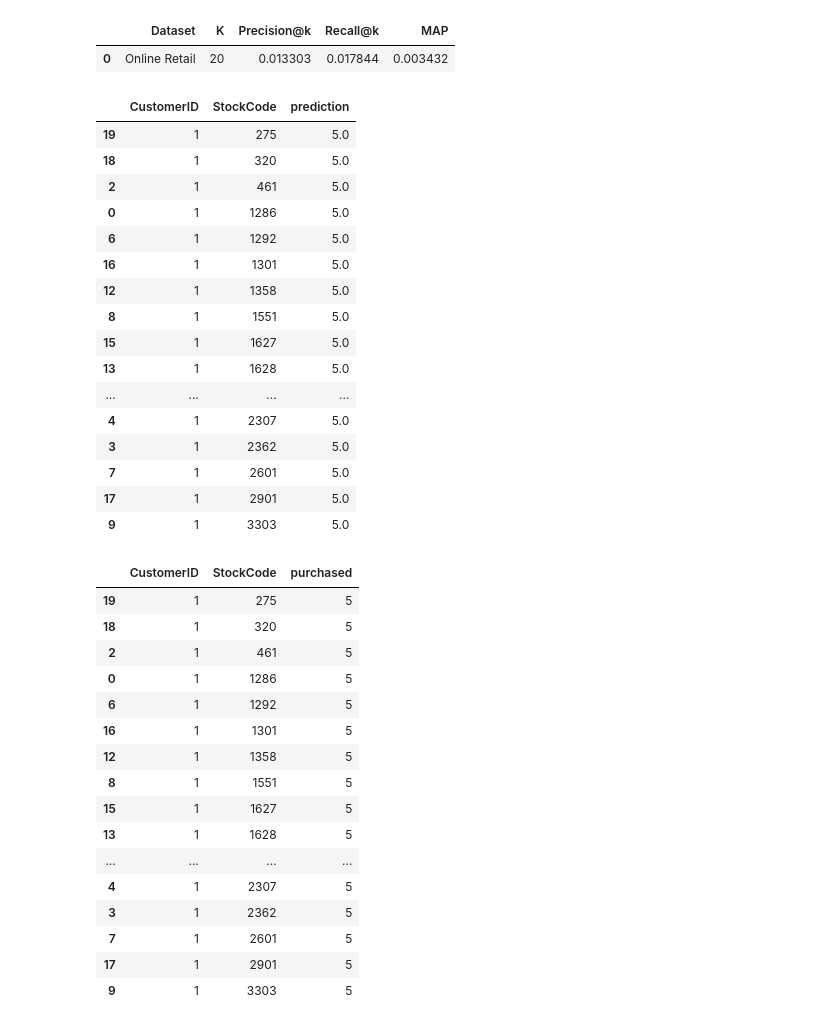
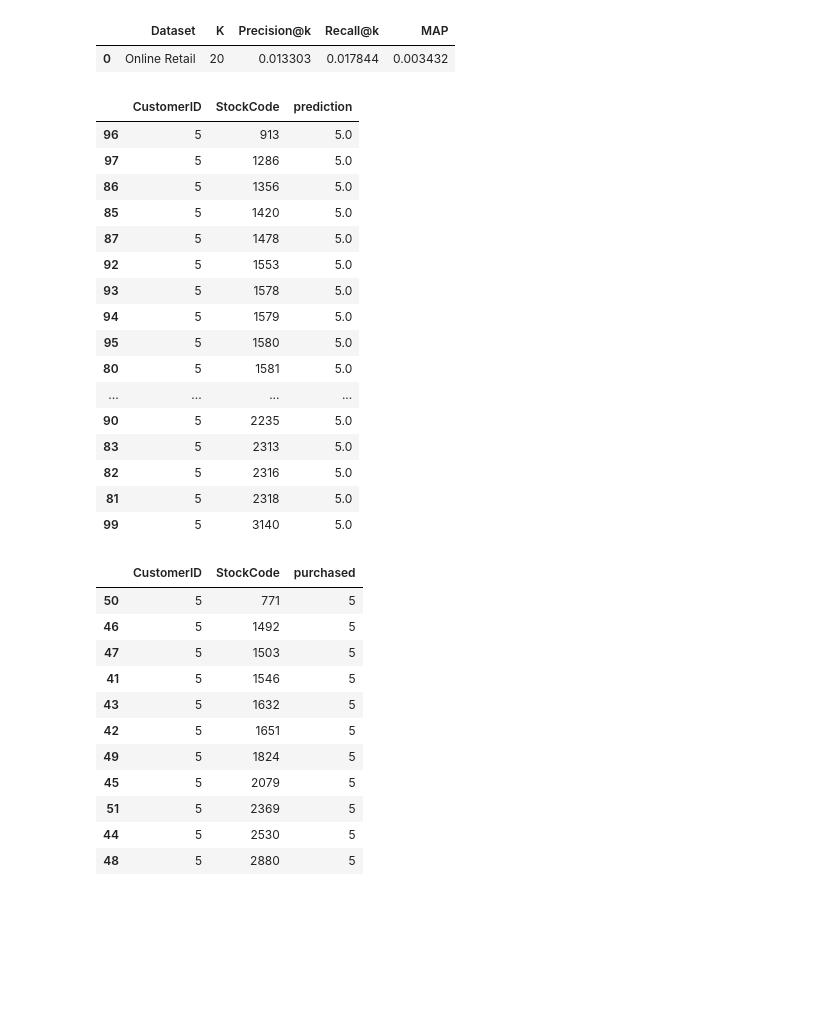
Before and after one commit to uadR1/Master-Thesis-Building-and-Evaluating-Candidate-Generation-Models-with-Neural-Networks, a Jupyter notebook: 02_Model_Tests/0201_RBM/0203_RBM_NPsplit.ipynb, the cells around one changed output. Saved outputs shown, nothing was run; the diff lists cells and outputs as text; code cells hidden in the pictures; blank space fills up the shorter version.

```diff
--- a/02_Model_Tests/0201_RBM/0203_RBM_NPsplit.ipynb
+++ b/02_Model_Tests/0201_RBM/0203_RBM_NPsplit.ipynb
@@ -383,42 +383,37 @@ eval_at_10
 |  | Dataset | K | Precision@k | Recall@k | MAP |
 | 0 | Online Retail | 20 | 0.013303 | 0.017844 | 0.003432 |
 # %%
-top_k_df[top_k_df['CustomerID']==1].sort_values('StockCode')
+top_k_df[top_k_df['CustomerID']==5].sort_values('StockCode')
 # %% [output]
 |  | CustomerID | StockCode | prediction |
-| 19 | 1 | 275 | 5.0 |
-| 18 | 1 | 320 | 5.0 |
-| 2 | 1 | 461 | 5.0 |
-| 0 | 1 | 1286 | 5.0 |
-| 6 | 1 | 1292 | 5.0 |
-| 16 | 1 | 1301 | 5.0 |
-| 12 | 1 | 1358 | 5.0 |
-| 8 | 1 | 1551 | 5.0 |
-| 15 | 1 | 1627 | 5.0 |
-| 13 | 1 | 1628 | 5.0 |
+| 96 | 5 | 913 | 5.0 |
+| 97 | 5 | 1286 | 5.0 |
+| 86 | 5 | 1356 | 5.0 |
+| 85 | 5 | 1420 | 5.0 |
+| 87 | 5 | 1478 | 5.0 |
+| 92 | 5 | 1553 | 5.0 |
+| 93 | 5 | 1578 | 5.0 |
+| 94 | 5 | 1579 | 5.0 |
+| 95 | 5 | 1580 | 5.0 |
+| 80 | 5 | 1581 | 5.0 |
 | ... | ... | ... | ... |
-| 4 | 1 | 2307 | 5.0 |
-| 3 | 1 | 2362 | 5.0 |
-| 7 | 1 | 2601 | 5.0 |
-| 17 | 1 | 2901 | 5.0 |
-| 9 | 1 | 3303 | 5.0 |
+| 90 | 5 | 2235 | 5.0 |
+| 83 | 5 | 2313 | 5.0 |
+| 82 | 5 | 2316 | 5.0 |
+| 81 | 5 | 2318 | 5.0 |
+| 99 | 5 | 3140 | 5.0 |
 # %%
-test_df[test_df['CustomerID']==1].sort_values('StockCode')
+test_df[test_df['CustomerID']==5].sort_values('StockCode')
 # %% [output]
 |  | CustomerID | StockCode | purchased |
-| 19 | 1 | 275 | 5 |
-| 18 | 1 | 320 | 5 |
-| 2 | 1 | 461 | 5 |
-| 0 | 1 | 1286 | 5 |
-| 6 | 1 | 1292 | 5 |
-| 16 | 1 | 1301 | 5 |
-| 12 | 1 | 1358 | 5 |
-| 8 | 1 | 1551 | 5 |
-| 15 | 1 | 1627 | 5 |
-| 13 | 1 | 1628 | 5 |
-| ... | ... | ... | ... |
-| 4 | 1 | 2307 | 5 |
-| 3 | 1 | 2362 | 5 |
-| 7 | 1 | 2601 | 5 |
-| 17 | 1 | 2901 | 5 |
-| 9 | 1 | 3303 | 5 |
+| 50 | 5 | 771 | 5 |
+| 46 | 5 | 1492 | 5 |
+| 47 | 5 | 1503 | 5 |
+| 41 | 5 | 1546 | 5 |
+| 43 | 5 | 1632 | 5 |
+| 42 | 5 | 1651 | 5 |
+| 49 | 5 | 1824 | 5 |
+| 45 | 5 | 2079 | 5 |
+| 51 | 5 | 2369 | 5 |
+| 44 | 5 | 2530 | 5 |
+| 48 | 5 | 2880 | 5 |
```
Also changed, not shown: parts of 1 cell of this notebook, 4 other files.
